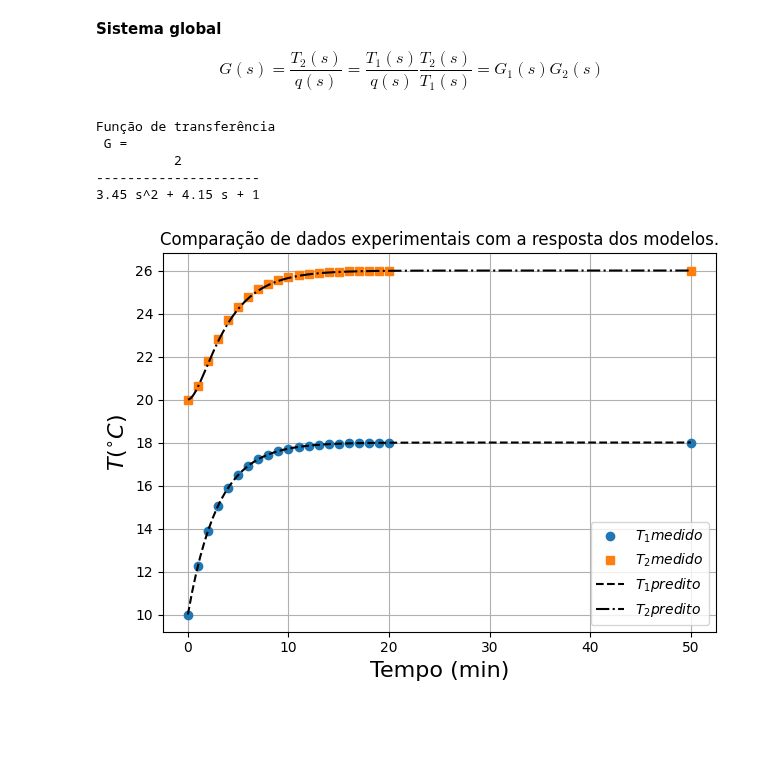
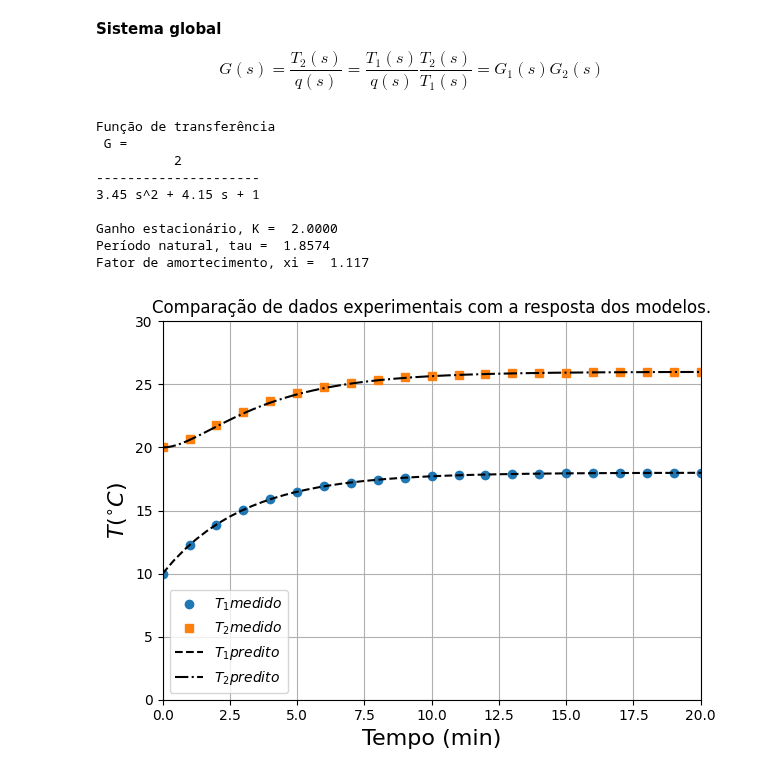
Before and after one commit to juliosdutra/Controle_de_Processos_UFES, a Jupyter notebook: Miscellaneous/lista2_questão8.ipynb, the cells around one changed output. Drawn from its saved outputs; the diff is of its cells as text; code cells hidden in the pictures; blank space fills up the shorter version.

```diff
--- a/Miscellaneous/lista2_questão8.ipynb
+++ b/Miscellaneous/lista2_questão8.ipynb
@@ -88,33 +93,42 @@ $$ G(s) = \frac{T_2(s)}{q(s)}  = \frac{T_1(s)}{q(s)} \frac{T_2(s)}{T_1(s)} = G_1
 # função de transferência global
 G = ct.series(G1,G2)
 print('Função de transferência \n G =', G)
+
+print(f'Ganho estacionário, K = {K1*K2: 1.4f}')
+print(f'Período natural, tau = {np.sqrt(tau1*tau2): 1.4f}')
+print(f'Fator de amortecimento, xi = {(tau1+tau2)/(2*np.sqrt(tau1*tau2)): 1.3f}')
 
 # simulaçao final (variáveis desvio e degrau unitário)
 ts1, y1 = ct.step_response(G1, T=t[-1])
 ts2, y2 = ct.step_response(G, T=t[-1])
 
 # voltando para a escala original
 T1_pred = Du*y1+T1[0]
 T2_pred = Du*y2+T2[0]
 
 plt.plot(t,T1,'o', label=r'$T_1 medido$')
 plt.plot(t,T2,'s', label=r'$T_2 medido$')
 
 plt.plot(ts1, T1_pred,'k--', label=r'$T_1 predito$')
 plt.plot(ts2, T2_pred,'k-.', label=r'$T_2 predito$')
 
 plt.xlabel('Tempo (min)', fontsize = 16)
 plt.ylabel('$T (^{\circ}C$)', fontsize = 16)
 plt.legend(fontsize = 10, loc='best')
 plt.title("Comparação de dados experimentais com a resposta dos modelos.")
+plt.axis([0,20,0,30])
 plt.grid()
 
 plt.tight_layout()
 plt.show()
 # %% [output]
 Função de transferência
  G =
           2
 ---------------------
 3.45 s^2 + 4.15 s + 1
+
+Ganho estacionário, K =  2.0000
+Período natural, tau =  1.8574
+Fator de amortecimento, xi =  1.117
-[figure, old version]
+[figure, new version]
```
Also changed, not shown: parts of 1 cell of this notebook.
